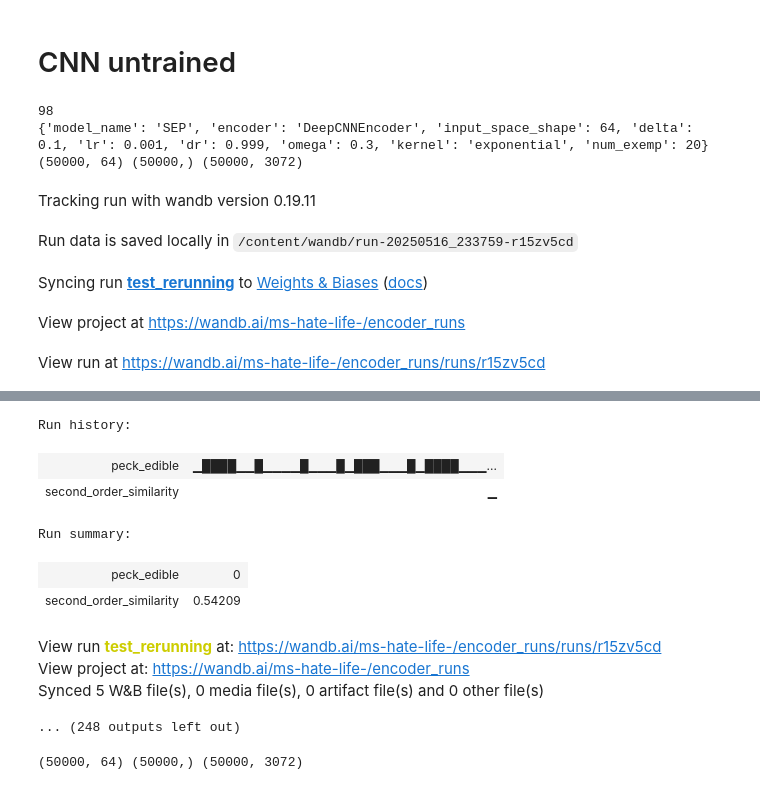
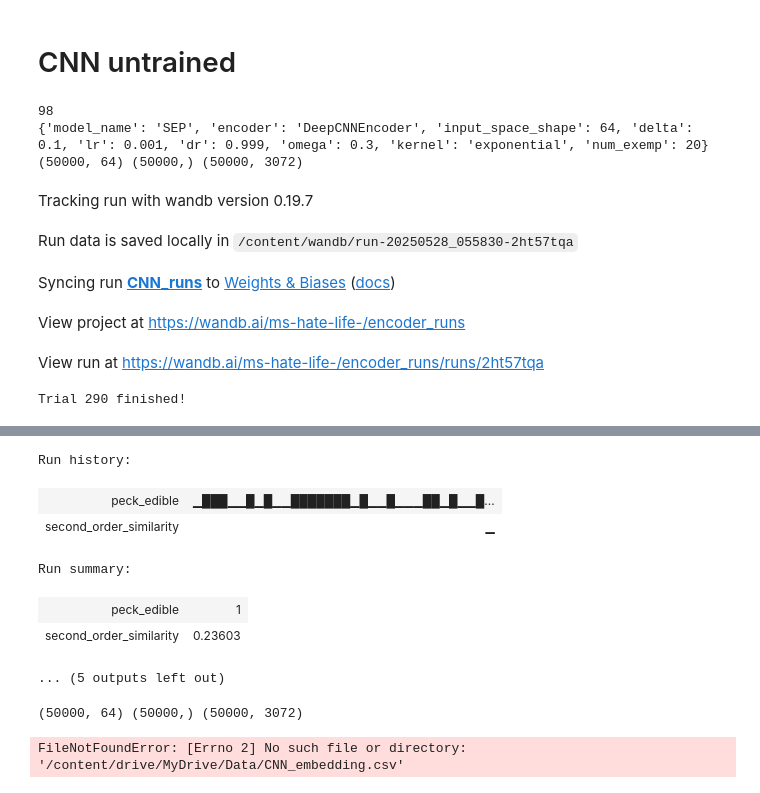
Before and after one commit to GersteinJo/cat_mod, a Jupyter notebook: modules_for_encoders.ipynb, the cells around one changed output, grey strips where cells are left out. Drawn from its saved outputs; the diff is of its cells as text; code cells hidden in the pictures.

```diff
--- a/modules_for_encoders.ipynb
+++ b/modules_for_encoders.ipynb
@@ -1199,47 +1275,45 @@ from torchvision import transforms
 
 device = torch.device('cuda' if torch.cuda.is_available() else 'cpu')
 
 encoder = DeepCNNEncoder().to(device)
 
 pd.read_csv('image_info.csv')['edible'].astype(int).to_csv("test_is_edible.csv")
 dataset = ImageLabelDataset(
     csv_file="/content/test_is_edible.csv",
     img_dir="/content/im",
     transform=transforms.ToTensor()  # Add any other transforms
 )
 loader = DataLoader(dataset, batch_size=512)
 loader_original = DataLoader(dataset, batch_size=512)
 
 encoder_func = lambda x: encoder(x)
 print(len(loader))
 runner = Runner(
     encoder_func,
     loader,
     loader_original,
     "/content/CNN_config.yaml"
 )
 
-embeddings, labels, original_images, tsne_results = runner.run("test_rerunning", device, n_iter = 30)
+embeddings, labels, original_images, tsne_results = runner.run("CNN_runs", device, n_iter = 1)
 # %% [output]
 98
 {'model_name': 'SEP', 'encoder': 'DeepCNNEncoder', 'input_space_shape': 64, 'delta': 0.1, 'lr': 0.001, 'dr': 0.999, 'omega': 0.3, 'kernel': 'exponential', 'num_exemp': 20}
 (50000, 64) (50000,) (50000, 3072)
-Tracking run with wandb version 0.19.11
+Tracking run with wandb version 0.19.7
-Run data is saved locally in /content/wandb/run-20250516_233759-r15zv5cd
+Run data is saved locally in /content/wandb/run-20250528_055830-2ht57tqa
-Syncing run test_rerunning to Weights & Biases (docs)
+Syncing run CNN_runs to Weights & Biases (docs)
 View project at https://wandb.ai/ms-hate-life-/encoder_runs
-View run at https://wandb.ai/ms-hate-life-/encoder_runs/runs/r15zv5cd
+View run at https://wandb.ai/ms-hate-life-/encoder_runs/runs/2ht57tqa
+Trial 290 finished!
 [interactive output not drawn]
-Run history:
+Run history:
-| peck_edible | ▁████▁▁█▁▁▁▁█▁▁▁█▁███▁▁▁█▁████▁▁▁... |
+| peck_edible | ▁███▁▁█▁█▁▁███████▁█▁▁█▁▁▁██▁█▁▁█... |
 | second_order_similarity | ▁ |
-Run summary:
+Run summary:
-| peck_edible | 0 |
-| second_order_similarity | 0.54209 |
+| peck_edible | 1 |
+| second_order_similarity | 0.23603 |
-View run test_rerunning at: https://wandb.ai/ms-hate-life-/encoder_runs/runs/r15zv5cd
-View project at: https://wandb.ai/ms-hate-life-/encoder_runs
-Synced 5 W&B file(s), 0 media file(s), 0 artifact file(s) and 0 other file(s)
-... (248 outputs left out)
+... (5 outputs left out)
 # %%
 print(embeddings.shape, labels.shape, original_images.shape)
 # %% [output]
@@ -1252,3 +1326,17 @@ df['label'] = labels
 df.to_csv('/content/drive/MyDrive/Data/CNN_embedding.csv')
 
 tsne_results.to_csv('/content/drive/MyDrive/Data/tsne_CNN_embedding.csv')
+# %%
+import numpy as np
+import matplotlib.pyplot as plt
+import yaml
+import os
+import sys
+
+import pandas as pd
+
+from torchvision import transforms
+
+df = pd.read_csv('/content/drive/MyDrive/Data/CNN_embedding.csv')
+# %% [output]
+FileNotFoundError: [Errno 2] No such file or directory: '/content/drive/MyDrive/Data/CNN_embedding.csv'
```
Also changed, not shown: parts of 13 cells of this notebook.
